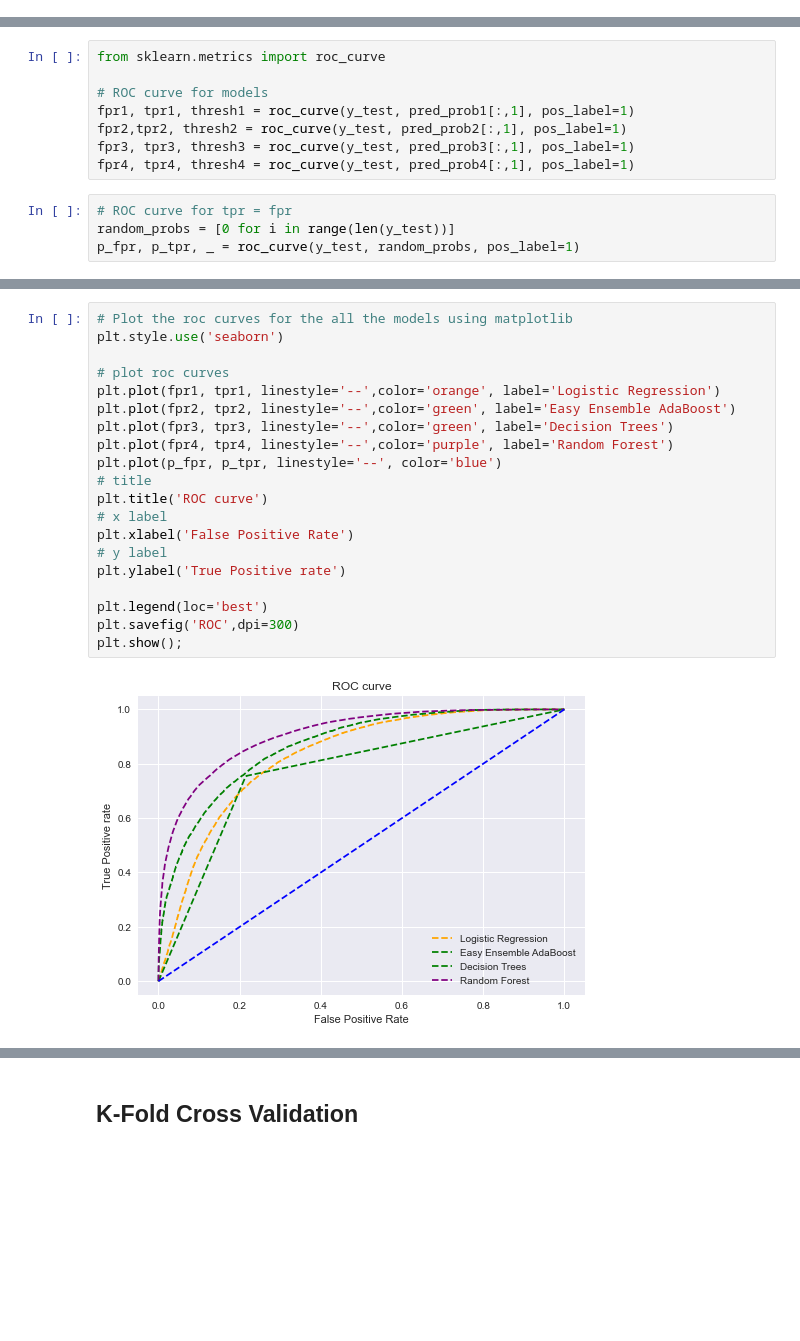
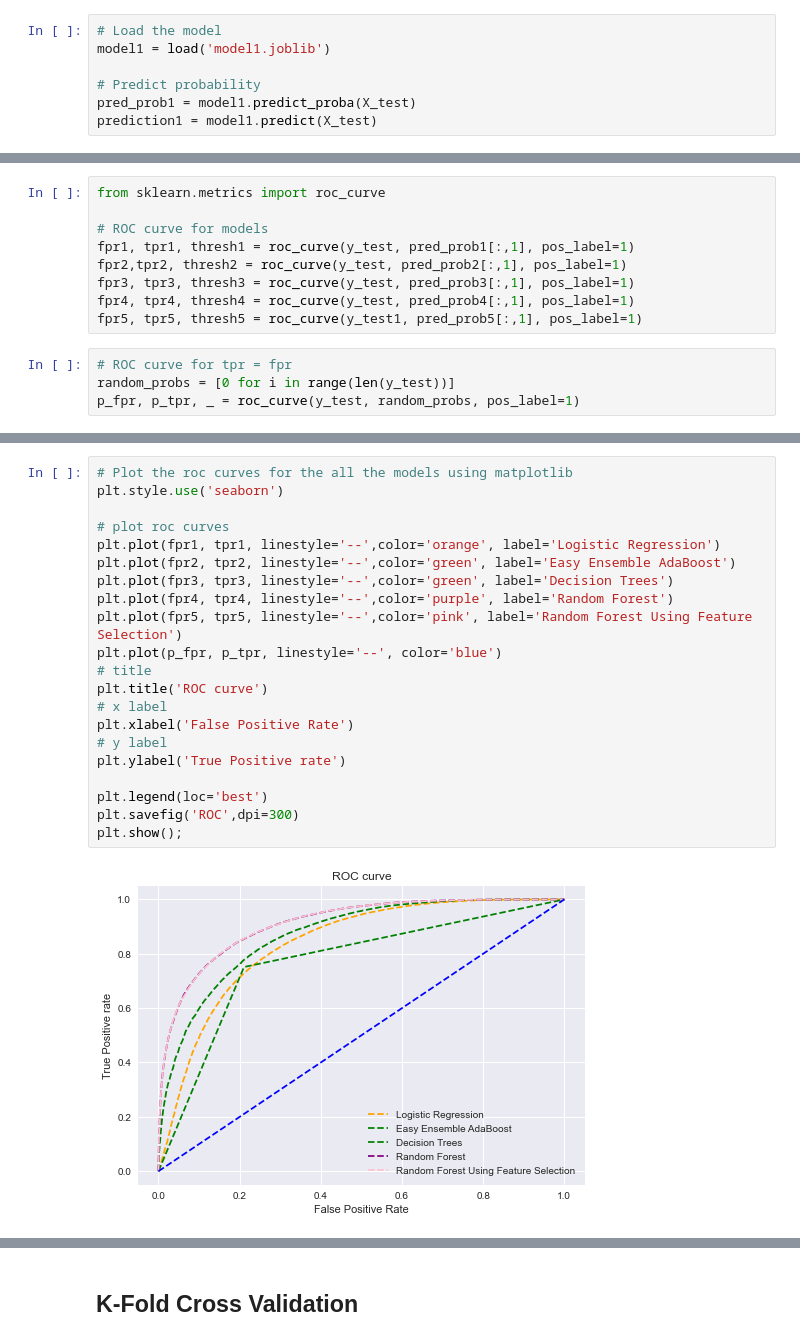
Before and after one commit to halmasieh/Spotify_Analysis, a Jupyter notebook: ML_models_target_tracks .ipynb, the cells around one changed output, grey strips where cells are left out. Drawn from its saved outputs; the diff is of its cells as text; blank space fills up the shorter version.

```diff
--- a/ML_models_target_tracks .ipynb
+++ b/ML_models_target_tracks .ipynb
@@ -111,3 +111,10 @@ model1 = load('model1.joblib')
+# %%
+# Load the model
+model1 = load('model1.joblib')
+
+# Predict probability
+pred_prob1 = model1.predict_proba(X_test)
+prediction1 = model1.predict(X_test)
 # %% [markdown]
 ## Model 2: Easy Ensemble AdaBoost Classifier
 # %%
@@ -379,6 +514,7 @@ fpr1, tpr1, thresh1 = roc_curve(y_test, pred_prob1[:,1], pos_label=1)
 fpr2,tpr2, thresh2 = roc_curve(y_test, pred_prob2[:,1], pos_label=1)
 fpr3, tpr3, thresh3 = roc_curve(y_test, pred_prob3[:,1], pos_label=1)
 fpr4, tpr4, thresh4 = roc_curve(y_test, pred_prob4[:,1], pos_label=1)
+fpr5, tpr5, thresh5 = roc_curve(y_test1, pred_prob5[:,1], pos_label=1)
 # %%
 # ROC curve for tpr = fpr
 random_probs = [0 for i in range(len(y_test))]
@@ -398,24 +544,25 @@ print(auc_score1, auc_score3, auc_score4)
 # %%
 # Plot the roc curves for the all the models using matplotlib
 plt.style.use('seaborn')
 
 # plot roc curves
 plt.plot(fpr1, tpr1, linestyle='--',color='orange', label='Logistic Regression')
 plt.plot(fpr2, tpr2, linestyle='--',color='green', label='Easy Ensemble AdaBoost')
 plt.plot(fpr3, tpr3, linestyle='--',color='green', label='Decision Trees')
 plt.plot(fpr4, tpr4, linestyle='--',color='purple', label='Random Forest')
+plt.plot(fpr5, tpr5, linestyle='--',color='pink', label='Random Forest Using Feature Selection')
 plt.plot(p_fpr, p_tpr, linestyle='--', color='blue')
 # title
 plt.title('ROC curve')
 # x label
 plt.xlabel('False Positive Rate')
 # y label
 plt.ylabel('True Positive rate')
 
 plt.legend(loc='best')
 plt.savefig('ROC',dpi=300)
 plt.show();
 # %% [output]
-[figure, old version]
+[figure, new version]
 # %% [markdown]
 ### Results
```
Also changed, not shown: parts of 56 cells of this notebook, 4 other files.
